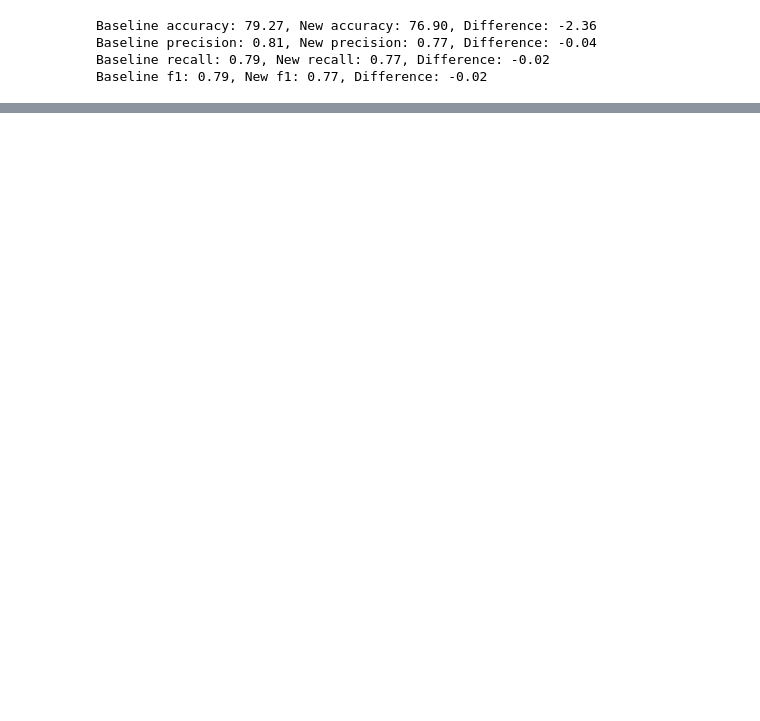
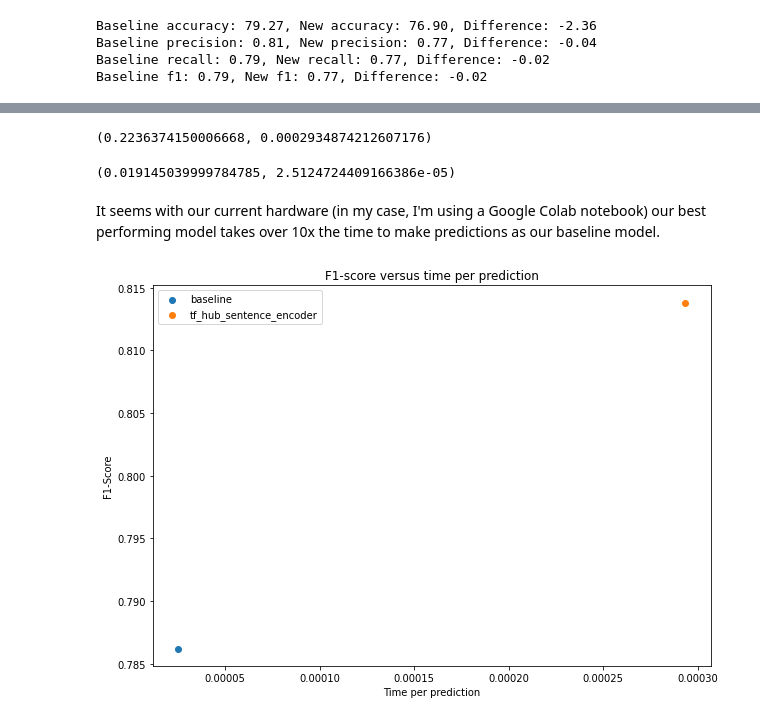
Before and after one commit to prachuryanath/TF-Learning, a Jupyter notebook: 08_introduction_to_nlp_in_tensorflow.ipynb, the cells around one changed output, grey strips where cells are left out. Saved outputs shown, nothing was run; the diff lists cells and outputs as text; code cells hidden in the pictures; blank space fills up the shorter version.

```diff
--- a/08_introduction_to_nlp_in_tensorflow.ipynb
+++ b/08_introduction_to_nlp_in_tensorflow.ipynb
@@ -1008,0 +1279,4 @@ Baseline f1: 0.79, New f1: 0.77, Difference: -0.02
+# %%
+# Calculate model 6 performance metrics
+model_6_results = calculate_results(val_labels, model_6_preds)
+model_6_results
@@ -1008,0 +1715,49 @@ Baseline f1: 0.79, New f1: 0.77, Difference: -0.02
+# %%
+# Calculate the time of predictions
+import time
+def pred_timer(model, samples):
+  """
+  Times how long a model takes to make predictions on samples.
+
+  Args:
+  ----
+  model = a trained model
+  sample = a list of samples
+
+  Returns:
+  ----
+  total_time = total elapsed time for model to make predictions on samples
+  time_per_pred = time in seconds per single sample
+  """
+  start_time = time.perf_counter() # get start time
+  model.predict(samples) # make predictions
+  end_time = time.perf_counter() # get finish time
+  total_time = end_time-start_time # calculate how long predictions took to make
+  time_per_pred = total_time/len(val_sentences) # find prediction time per sample
+  return total_time, time_per_pred
+# %%
+# Calculate TF Hub Sentence Encoder prediction times
+model_6_total_pred_time, model_6_time_per_pred = pred_timer(model_6, val_sentences)
+model_6_total_pred_time, model_6_time_per_pred
+# %% [output]
+(0.2236374150006668, 0.0002934874212607176)
+# %%
+# Calculate Naive Bayes prediction times
+baseline_total_pred_time, baseline_time_per_pred = pred_timer(model_0, val_sentences)
+baseline_total_pred_time, baseline_time_per_pred
+# %% [output]
+(0.019145039999784785, 2.5124724409166386e-05)
+# %% [markdown]
+It seems with our current hardware (in my case, I'm using a Google Colab notebook) our best performing model takes over 10x the time to make predictions as our baseline model.
+# %%
+import matplotlib.pyplot as plt
+
+plt.figure(figsize=(10, 7))
+plt.scatter(baseline_time_per_pred, baseline_results["f1"], label="baseline")
+plt.scatter(model_6_time_per_pred, model_6_results["f1"], label="tf_hub_sentence_encoder")
+plt.legend()
+plt.title("F1-score versus time per prediction")
+plt.xlabel("Time per prediction")
+plt.ylabel("F1-Score");
+# %% [output]
+[figure, added]
```
Also changed, not shown: parts of 95 cells of this notebook.
